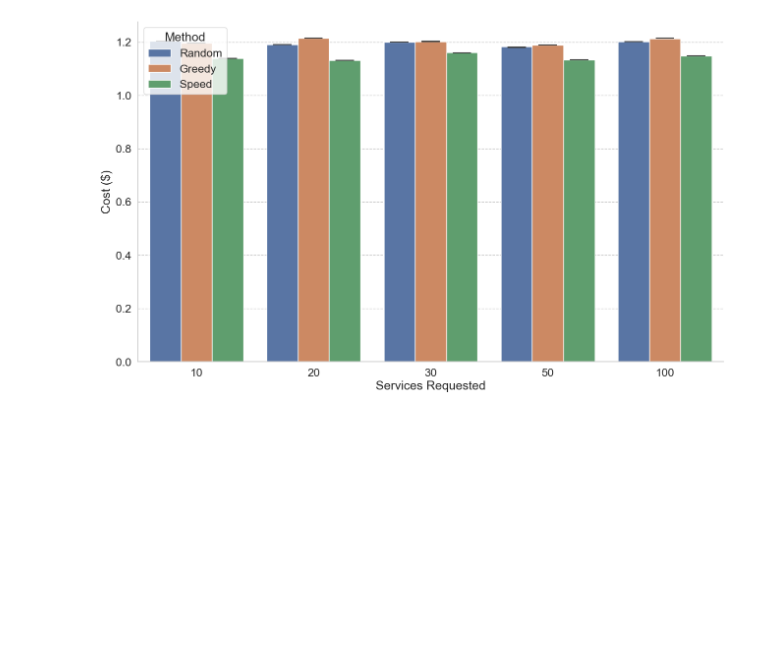
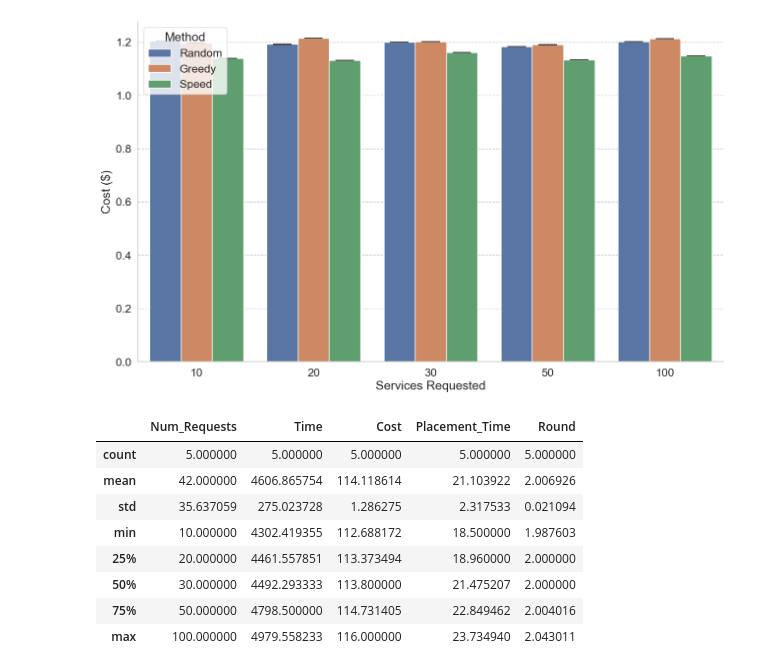
Before and after one commit to anselmobattisti/speed, a Jupyter notebook: experiments/A1/notebook/notebook.ipynb, the cells around one changed output. Saved outputs shown, nothing was run; the diff lists cells and outputs as text; code cells hidden in the pictures; blank space fills up the shorter version.

```diff
--- a/experiments/A1/notebook/notebook.ipynb
+++ b/experiments/A1/notebook/notebook.ipynb
@@ -30,13 +30,24 @@ def load_data():
     experiments = list(filter(lambda x: os.path.isdir(os.path.join(path_results, x)), os.listdir(path_results)))
 
     requests = []
+    data_aggregation = []
     for exp in experiments:
         aux = exp.split("_")
         num_requests[int(aux[0])] = int(aux[0])
 
         for alg in hue_order:
+            # distributed placement
             exp_file = "{}/{}/{}/distributed_placement.csv".format(path_results, exp, alg.lower())
             requests.append(connect_dataframe(
+                pd.read_csv(exp_file, sep=';'),
+                int(aux[0]),
+                alg,
+                int(aux[1]),
+            ))
+
+            # data aggregation
+            exp_file = "{}/{}/{}/data_aggregation.csv".format(path_results, exp, alg.lower())
+            data_aggregation.append(connect_dataframe(
                 pd.read_csv(exp_file, sep=';'),
                 int(aux[0]),
                 alg,
@@ -47,6 +58,7 @@ def load_data():
 
     data = {
         'requests': requests,
+        'data_aggregation': data_aggregation,
         'order': o
     }
 
@@ -192,3 +193,33 @@ plt.show()
 g.figure.savefig(fname='./services_cost.pdf', transparent=False, pad_inches=0.3, bbox_inches='tight')
 # %% [output]
 [figure]
+# %%
+def process_data_placement_time():
+    data = load_data()
+
+    entities = data['requests']
+
+    services_processed = []
+
+    for services in entities:
+        df = services.loc[(services['Event'] == "SUCCESS") & (services['Label'] == "Speed")]
+        services_processed.append(df)
+
+    res = pd.concat(services_processed)
+
+    grouped_data = res.groupby(['Label', 'Num_Requests'],  observed=True).mean(["Placement_Time"]).reset_index()
+
+    return grouped_data
+
+df_summed = process_data_placement_time()
+df_summed.describe()
+# %% [output]
+|  | Num_Requests | Time | Cost | Placement_Time | Round |
+| count | 5.000000 | 5.000000 | 5.000000 | 5.000000 | 5.000000 |
+| mean | 42.000000 | 4606.865754 | 114.118614 | 21.103922 | 2.006926 |
+| std | 35.637059 | 275.023728 | 1.286275 | 2.317533 | 0.021094 |
+| min | 10.000000 | 4302.419355 | 112.688172 | 18.500000 | 1.987603 |
+| 25% | 20.000000 | 4461.557851 | 113.373494 | 18.960000 | 2.000000 |
+| 50% | 30.000000 | 4492.293333 | 113.800000 | 21.475207 | 2.000000 |
+| 75% | 50.000000 | 4798.500000 | 114.731405 | 22.849462 | 2.004016 |
+| max | 100.000000 | 4979.558233 | 116.000000 | 23.734940 | 2.043011 |
```
Also changed, not shown: parts of 20 cells of this notebook, 28 other files.
